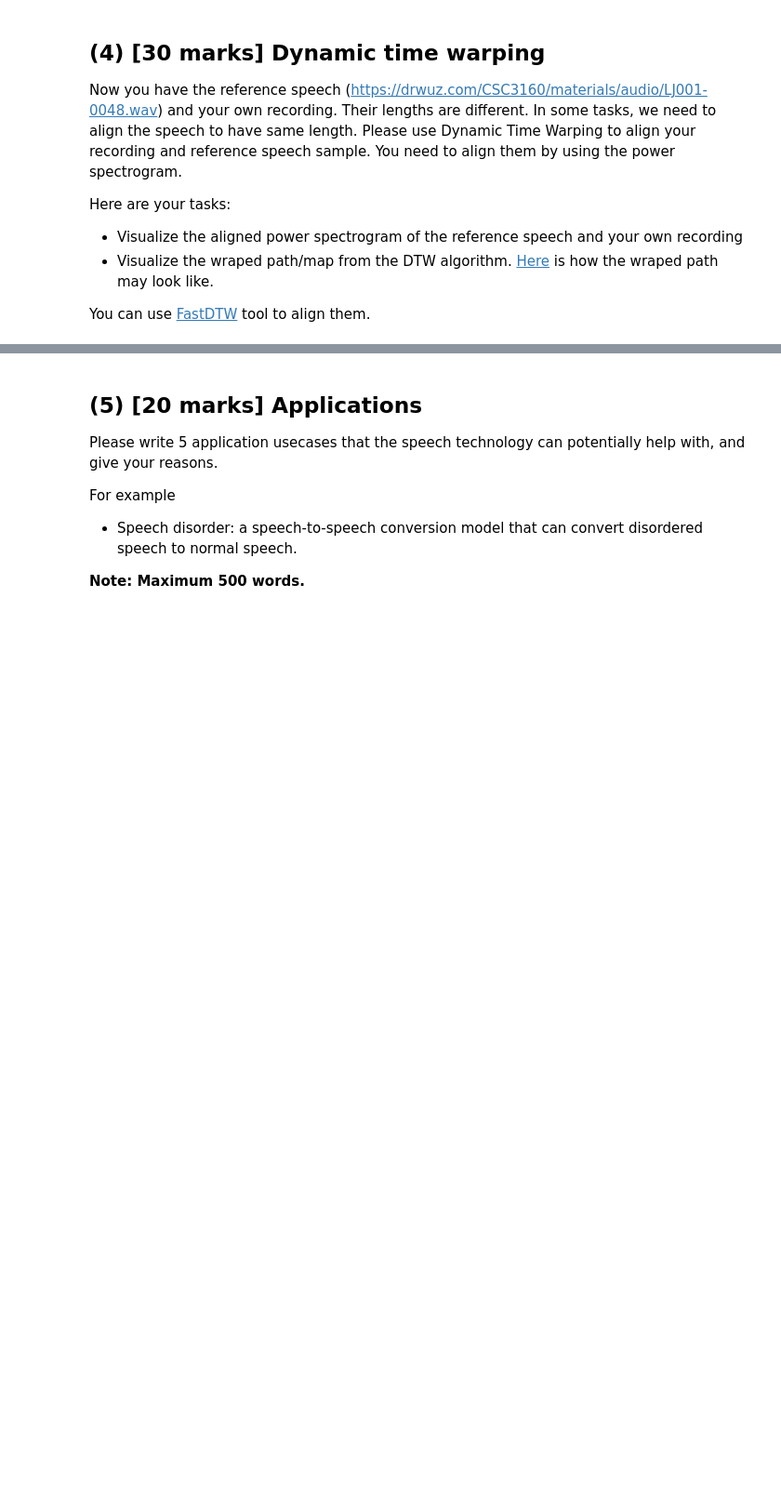
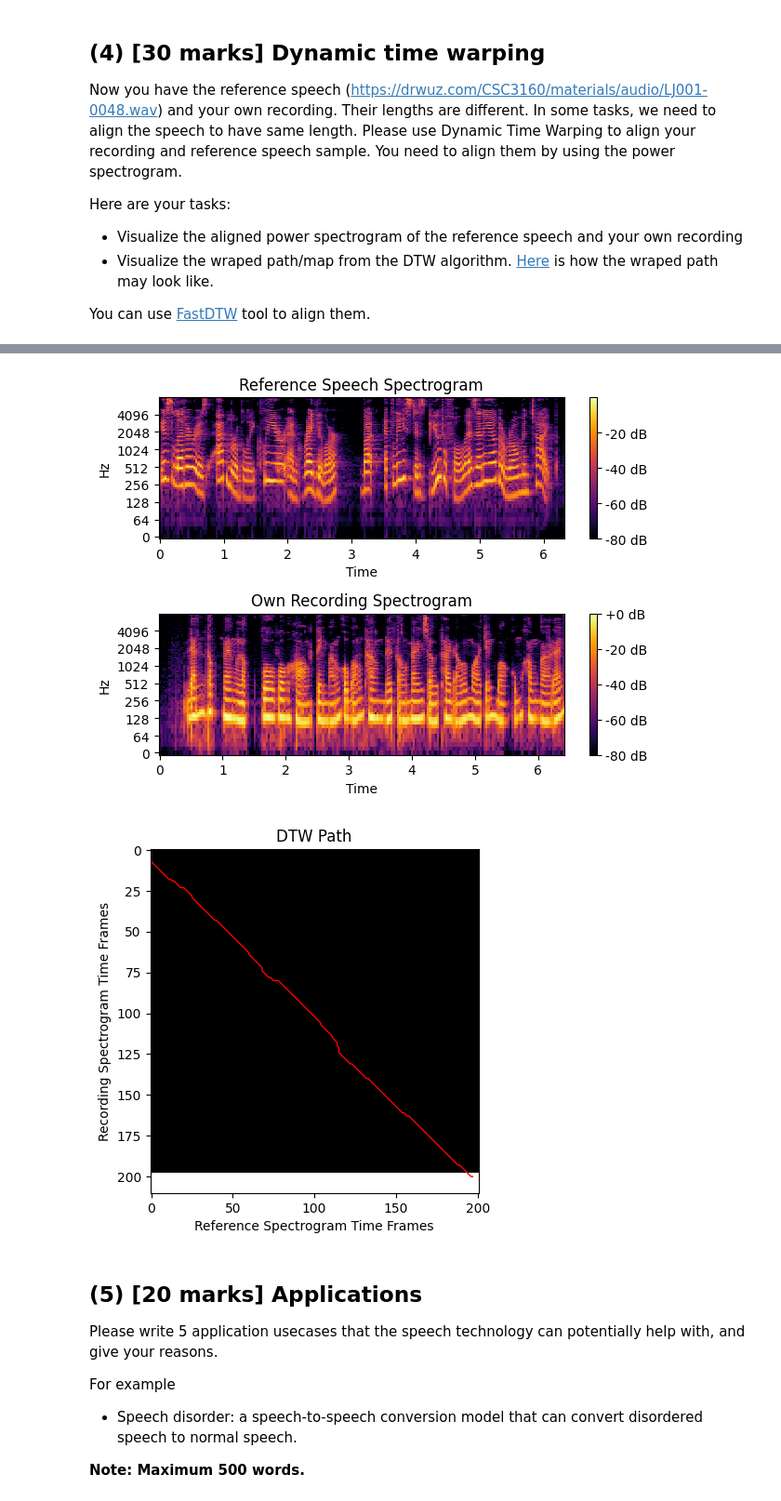
Before and after one commit to bisaq/ok, a Jupyter notebook: CSC3160_2024_Assignment_1.ipynb, the cells around one changed output, grey strips where cells are left out. Shown at 93% size. Saved outputs shown, nothing was run; the diff lists cells and outputs as text; code cells hidden in the pictures; blank space fills up the shorter version.

```diff
--- a/CSC3160_2024_Assignment_1.ipynb
+++ b/CSC3160_2024_Assignment_1.ipynb
@@ -180,0 +190,5 @@ You can use your phone to record and upload to GitHub.
+# %%
+audio=AudioSegment.from_file("/content/son_1.mp3")
+audio_resampled=audio.set_frame_rate(16000).set_sample_width(2)
+
+audio_resampled.export("output.wav",format="wav",codec="pcm_s16le")
@@ -205,3 +330,39 @@ You can use [FastDTW](https://github.com/slaypni/fastdtw) tool to align them.
+# %%
+from fastdtw import fastdtw
+from scipy.spatial.distance import euclidean
+
+# Compute DTW alignment
+distance, path = fastdtw(ref_spec.T, rec_spec.T, dist=euclidean)
+# %%
+# Visualize the power spectrograms
+plt.figure()
+
+# Plot reference spectrogram
+plt.subplot(2, 1, 1)
+librosa.display.specshow(ref_spec, sr=sr_ref, x_axis='time', y_axis='log', cmap='inferno')
+plt.title('Reference Speech Spectrogram')
+plt.colorbar(format='%+2.0f dB')
+
+# Plot recording spectrogram
+plt.subplot(2, 1, 2)
+librosa.display.specshow(rec_spec, sr=sr_rec, x_axis='time', y_axis='log', cmap='inferno')
+plt.title('Own Recording Spectrogram')
+plt.colorbar(format='%+2.0f dB')
+
+plt.tight_layout()
+plt.show()
+
+# Visualize the DTW path
+plt.figure()
+plt.imshow(np.zeros((ref_spec.shape[1], rec_spec.shape[1])), cmap='gray', interpolation='nearest')
+plt.plot([x for (x, y) in path], [y for (x, y) in path], 'r-', lw=1)
+plt.title('DTW Path')
+plt.xlabel('Reference Spectrogram Time Frames')
+plt.ylabel('Recording Spectrogram Time Frames')
+plt.show()
+# %% [output]
+[figure, added]
+[figure, added]
 # %% [markdown]
 ## (5) [20 marks] Applications
 
```
Also changed, not shown: parts of 11 cells of this notebook.
